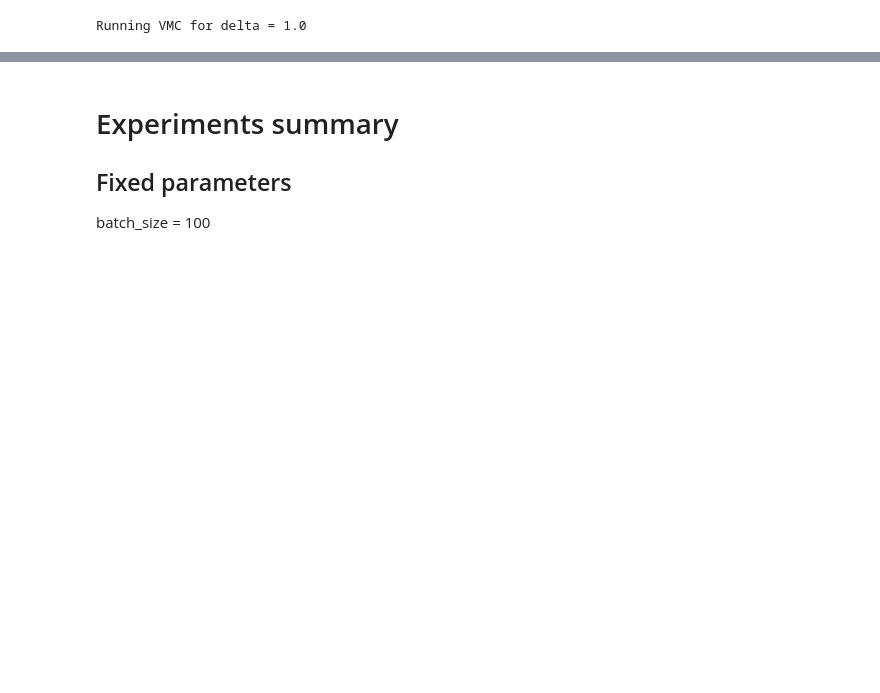
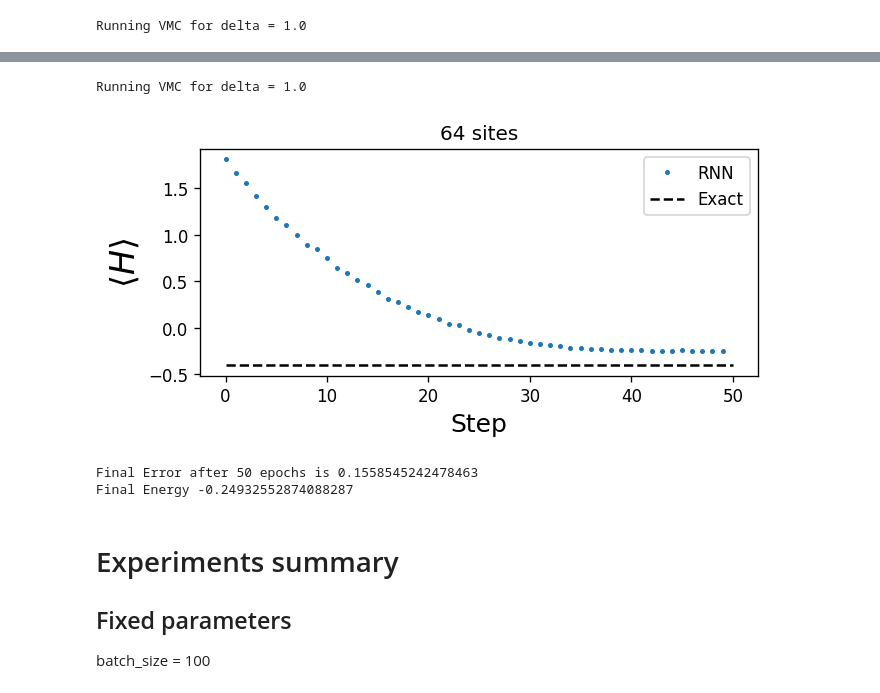
Before and after one commit to MelkoCollective/NeuralNetworks-for-Quantum, a Jupyter notebook: src_qmc_vmc/VMC_Rydberg_experiments.ipynb, the cells around one changed output, grey strips where cells are left out. Cells and saved outputs as stored; diff of their text form; code cells hidden in the pictures; blank space fills up the shorter version.

```diff
--- a/src_qmc_vmc/VMC_Rydberg_experiments.ipynb
+++ b/src_qmc_vmc/VMC_Rydberg_experiments.ipynb
@@ -349,3 +393,16 @@ print(len(energy))
+# %%
+vmc_qmc = VariationalMonteCarlo(Lx,Ly,V,Omega,delta,nh,lr,total_epochs,Lx, seed)
+energy = []
+variance = []
+vmc_qmc, energy, variance = run_VMC(vmc_qmc, total_epochs, delta, None, energy, variance)
+# %% [output]
+Running VMC for delta = 1.0
+# %%
+vmc_final_energy = plot_E(energy, exact_energy[Lx], N, total_epochs, 0)
+# %% [output]
+[figure, added]
+Final Error after 50 epochs is 0.1558545242478463
+Final Energy -0.24932552874088287
 # %% [markdown]
 # Experiments summary
 
```
Also changed, not shown: parts of 26 cells of this notebook, 1 other file.
